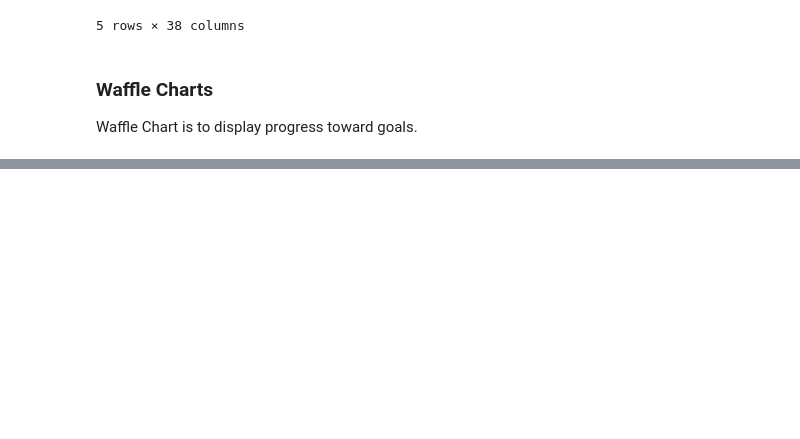
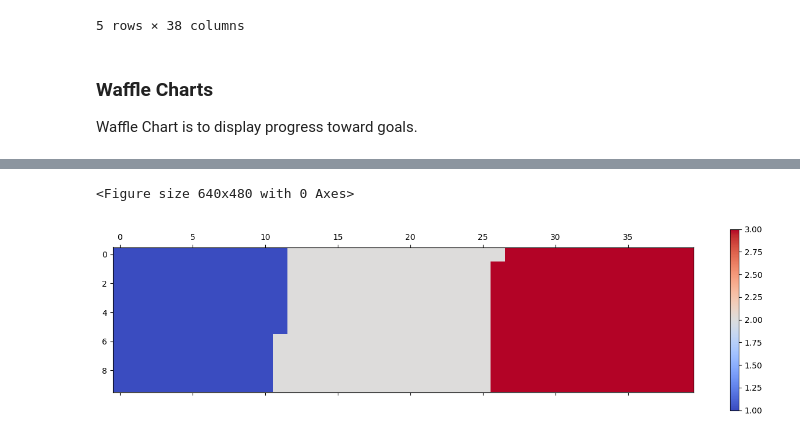
Before and after one commit to vadivelmurugesan/data-science, a Jupyter notebook: example_data_sets/05_canada_immigration_dataset.ipynb, the cells around one changed output, grey strips where cells are left out. Cells and saved outputs as stored; diff of their text form; code cells hidden in the pictures; blank space fills up the shorter version.

Commit message:
Added Waffle Chart

```diff
--- a/example_data_sets/05_canada_immigration_dataset.ipynb
+++ b/example_data_sets/05_canada_immigration_dataset.ipynb
@@ -22,0 +36,5 @@ Waffle Chart is to display progress toward goals.
+# %%
+total_values = df_uic['Total'].sum()
+category_proportion = df_uic['Total'].div(total_values, axis=0)
+
+pd.DataFrame({"Category Proportion": category_proportion})
@@ -22,0 +47,8 @@ Waffle Chart is to display progress toward goals.
+# %%
+# Build Waffle Chart
+
+width = 40
+height = 10
+total_num_tiles = width * height
+
+print('Total number of tiles is', total_num_tiles)
@@ -22,0 +57,4 @@ Waffle Chart is to display progress toward goals.
+# %%
+titles_per_category = (category_proportion * total_num_tiles).round().astype(int)
+
+pd.DataFrame({"Titles per Category": titles_per_category})
@@ -22,0 +67,18 @@ Waffle Chart is to display progress toward goals.
+# %%
+waffle_chart = np.zeros((height, width), dtype = np.uint)
+
+category_index = 0
+tile_index = 0
+
+for col in range(width):
+    for row in range(height):
+        tile_index += 1
+
+        if tile_index > sum(titles_per_category[0:category_index]):
+            category_index += 1
+
+        waffle_chart[row, col] = category_index
+
+print('Waffle chart populated!')
+
+waffle_chart
@@ -22,0 +104,10 @@ Waffle Chart is to display progress toward goals.
+# %%
+fig = plt.figure()
+
+colormap = plt.cm.coolwarm
+plt.matshow(waffle_chart, cmap=colormap)
+plt.colorbar()
+plt.show()
+# %% [output]
+<Figure size 640x480 with 0 Axes>
+[figure, added]
```
Also changed, not shown: parts of 6 cells of this notebook.
